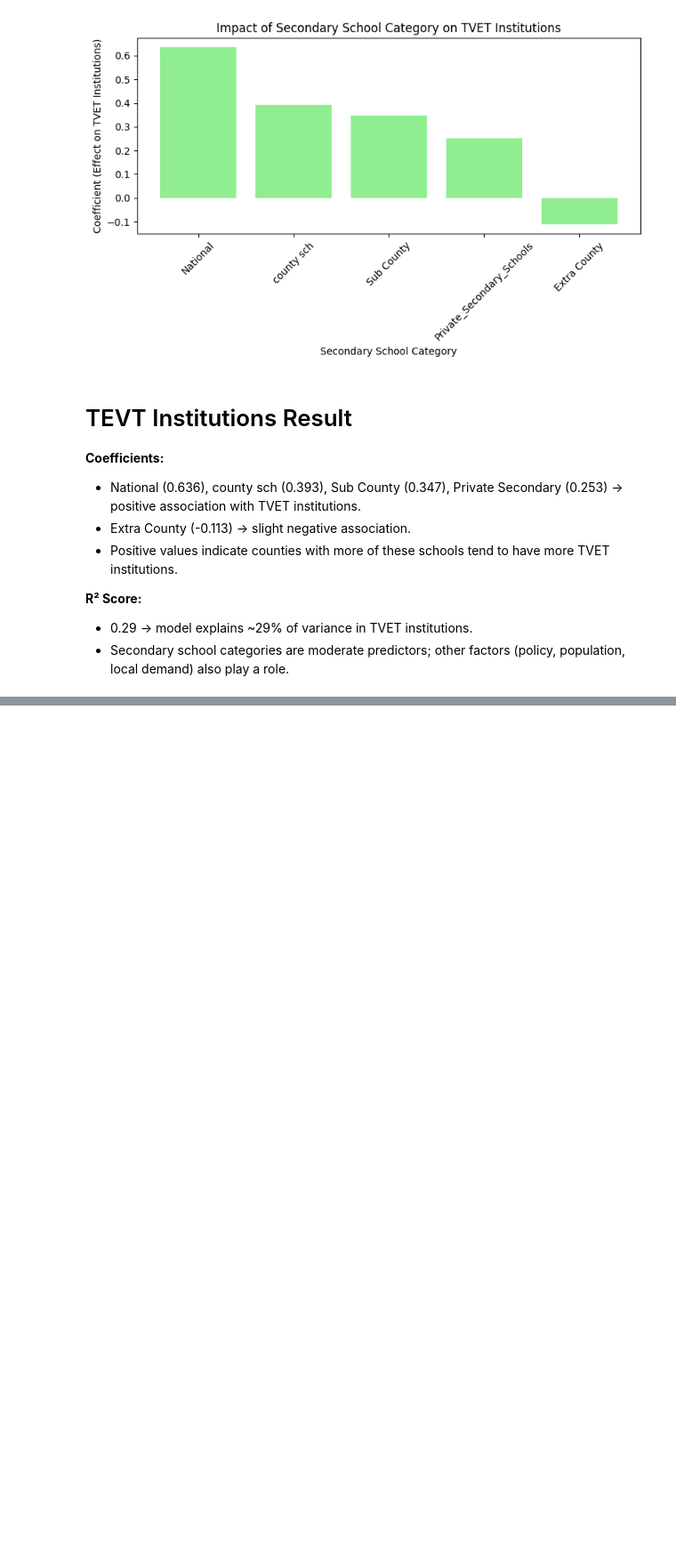
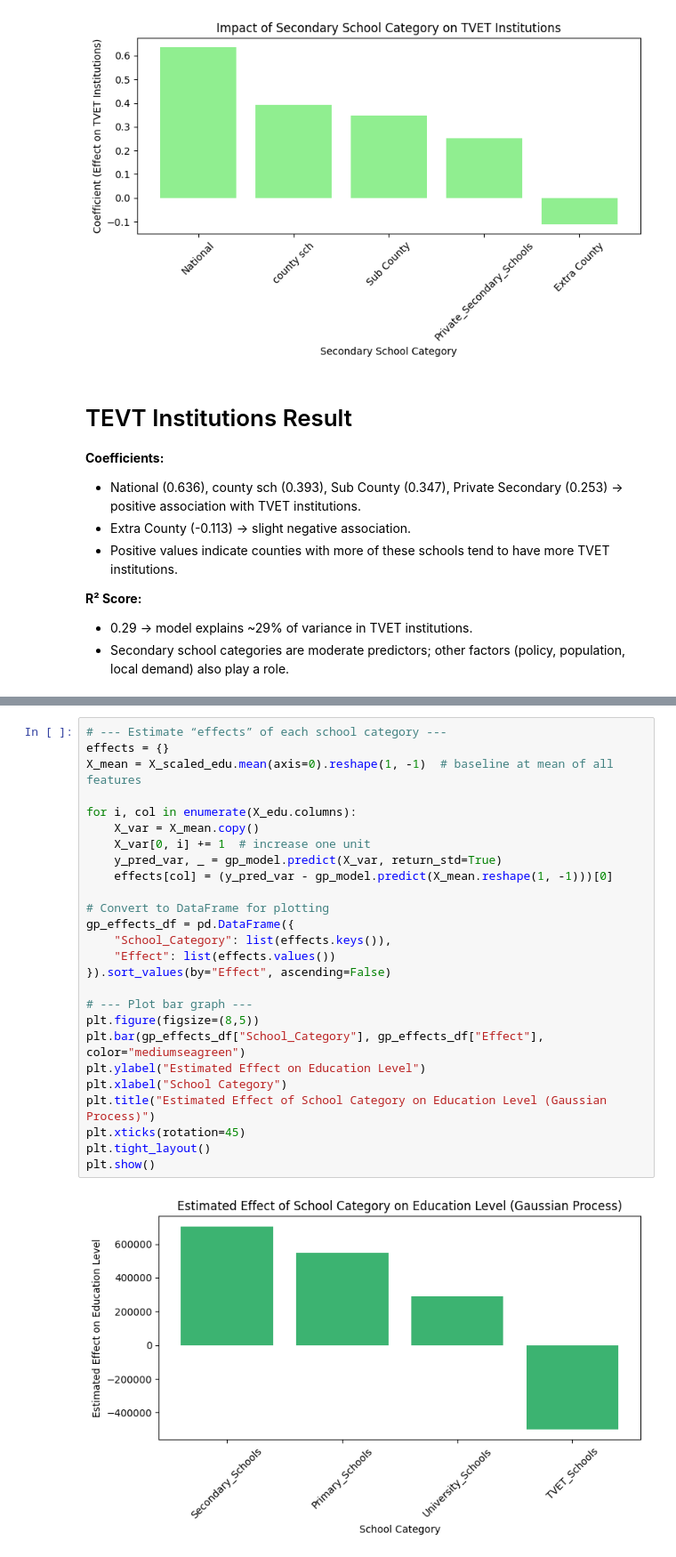
Before and after one commit to ChiriKamau/soma, a Jupyter notebook: notebooks/In_school.ipynb, the cells around one changed output, grey strips where cells are left out. Shown at 89% size. Saved outputs shown, nothing was run; the diff lists cells and outputs as text; blank space fills up the shorter version.

```diff
--- a/notebooks/In_school.ipynb
+++ b/notebooks/In_school.ipynb
@@ -682,0 +829,28 @@ R^2 score: 0.2855123787186852
+# %%
+# --- Estimate “effects” of each school category ---
+effects = {}
+X_mean = X_scaled_edu.mean(axis=0).reshape(1, -1)  # baseline at mean of all features
+
+for i, col in enumerate(X_edu.columns):
+    X_var = X_mean.copy()
+    X_var[0, i] += 1  # increase one unit
+    y_pred_var, _ = gp_model.predict(X_var, return_std=True)
+    effects[col] = (y_pred_var - gp_model.predict(X_mean.reshape(1, -1)))[0]
+
+# Convert to DataFrame for plotting
+gp_effects_df = pd.DataFrame({
+    "School_Category": list(effects.keys()),
+    "Effect": list(effects.values())
+}).sort_values(by="Effect", ascending=False)
+
+# --- Plot bar graph ---
+plt.figure(figsize=(8,5))
+plt.bar(gp_effects_df["School_Category"], gp_effects_df["Effect"], color="mediumseagreen")
+plt.ylabel("Estimated Effect on Education Level")
+plt.xlabel("School Category")
+plt.title("Estimated Effect of School Category on Education Level (Gaussian Process)")
+plt.xticks(rotation=45)
+plt.tight_layout()
+plt.show()
+# %% [output]
+[figure, added]
```
Also changed, not shown: parts of 6 cells of this notebook.
